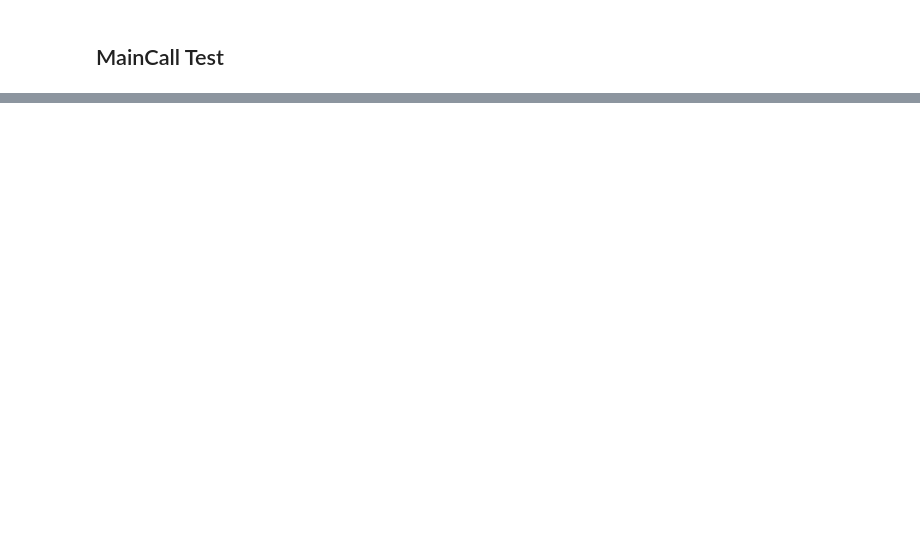
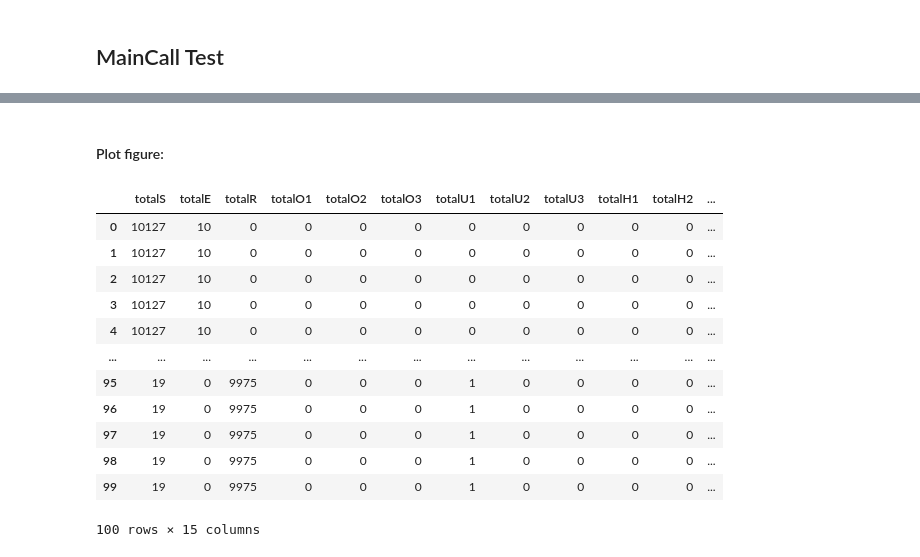
Before and after one commit to JimmyCalvoMonge/adaptive, a Jupyter notebook: mytests.ipynb, the cells around one changed output, grey strips where cells are left out. Saved outputs shown, nothing was run; the diff lists cells and outputs as text; code cells hidden in the pictures; blank space fills up the shorter version.

```diff
--- a/mytests.ipynb
+++ b/mytests.ipynb
@@ -635,0 +656,2 @@ array([[3, 2],
+# %% [markdown]
+#### Plot figure:
@@ -635,0 +660,18 @@ array([[3, 2],
+# %%
+results_data = pd.read_csv('././results/model_results_sim_0.csv')
+t = range(results_data.shape[0])
+results_data
+# %% [output]
+|  | totalS | totalE | totalR | totalO1 | totalO2 | totalO3 | totalU1 | totalU2 | totalU3 | totalH1 | totalH2 | ... |
+| 0 | 10127 | 10 | 0 | 0 | 0 | 0 | 0 | 0 | 0 | 0 | 0 | ... |
+| 1 | 10127 | 10 | 0 | 0 | 0 | 0 | 0 | 0 | 0 | 0 | 0 | ... |
+| 2 | 10127 | 10 | 0 | 0 | 0 | 0 | 0 | 0 | 0 | 0 | 0 | ... |
+| 3 | 10127 | 10 | 0 | 0 | 0 | 0 | 0 | 0 | 0 | 0 | 0 | ... |
+| 4 | 10127 | 10 | 0 | 0 | 0 | 0 | 0 | 0 | 0 | 0 | 0 | ... |
+| ... | ... | ... | ... | ... | ... | ... | ... | ... | ... | ... | ... | ... |
+| 95 | 19 | 0 | 9975 | 0 | 0 | 0 | 1 | 0 | 0 | 0 | 0 | ... |
+| 96 | 19 | 0 | 9975 | 0 | 0 | 0 | 1 | 0 | 0 | 0 | 0 | ... |
+| 97 | 19 | 0 | 9975 | 0 | 0 | 0 | 1 | 0 | 0 | 0 | 0 | ... |
+| 98 | 19 | 0 | 9975 | 0 | 0 | 0 | 1 | 0 | 0 | 0 | 0 | ... |
+| 99 | 19 | 0 | 9975 | 0 | 0 | 0 | 1 | 0 | 0 | 0 | 0 | ... |
+100 rows × 15 columns
```
Also changed, not shown: parts of 9 cells of this notebook, 10 other files.
